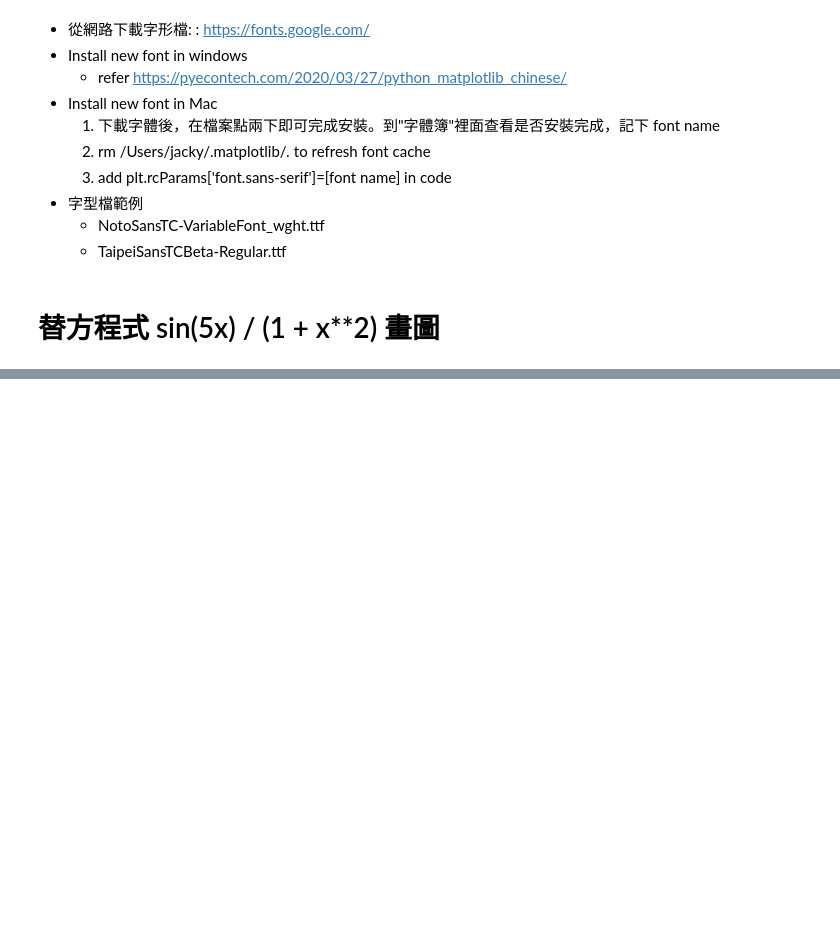
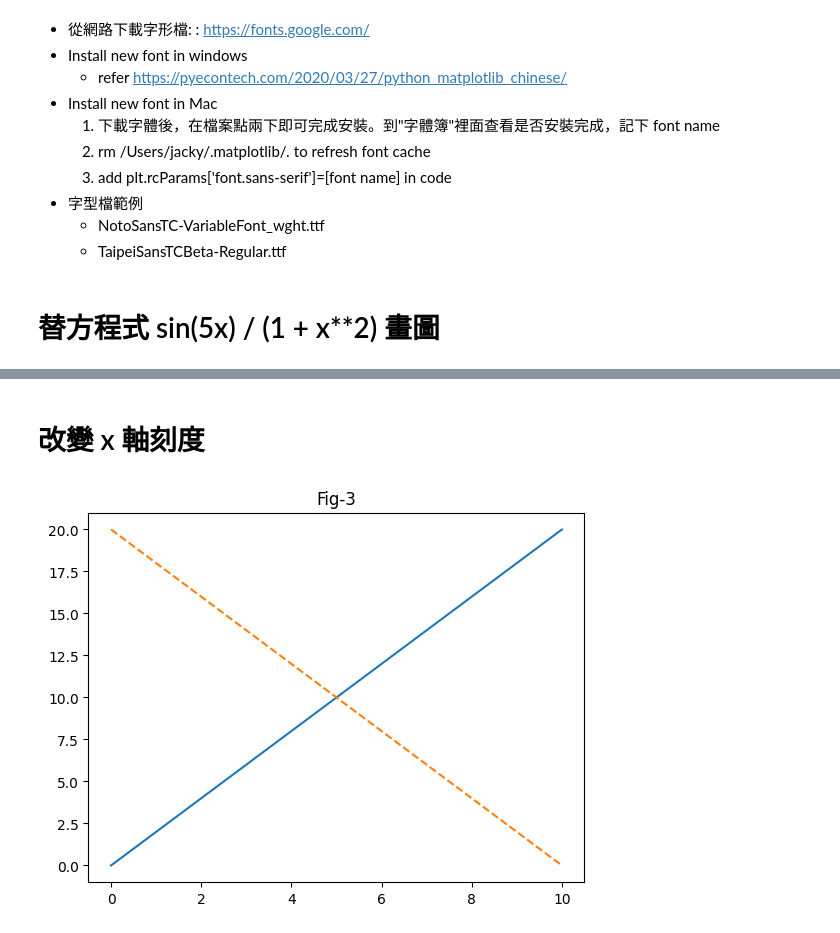
Before and after one commit to mingfujacky/Lecture-Python, a Jupyter notebook: Matplotlib/Matplotlib Middle.ipynb, the cells around one changed output, grey strips where cells are left out. Saved outputs shown, nothing was run; the diff lists cells and outputs as text; code cells hidden in the pictures; blank space fills up the shorter version.

Commit message:
revise matplotlib material

```diff
--- a/Matplotlib/Matplotlib Middle.ipynb
+++ b/Matplotlib/Matplotlib Middle.ipynb
@@ -77,0 +78,18 @@ plt.show()
+# %% [markdown]
+# 改變 x 軸刻度
+# %%
+# Set x軸刻度
+import numpy as np
+from matplotlib import pyplot as plt
+x = np.linspace(0, 10, 5)
+y1 = 2 * x
+y2 = 20 - 2 * x
+plt.plot(x, y1)
+plt.plot(x, y2, ls='--')
+plt.title('Fig-3')
+# plt.xticks(np.arange(1, 9, 1))  # Set custom x-axis ticks
+# plt.xticks([])
+# plt.xticks([0, 1, 3, 5, 11])
+plt.show()
+# %% [output]
+[figure, added]
```
Also changed, not shown: parts of 21 cells of this notebook, 1 other file.
